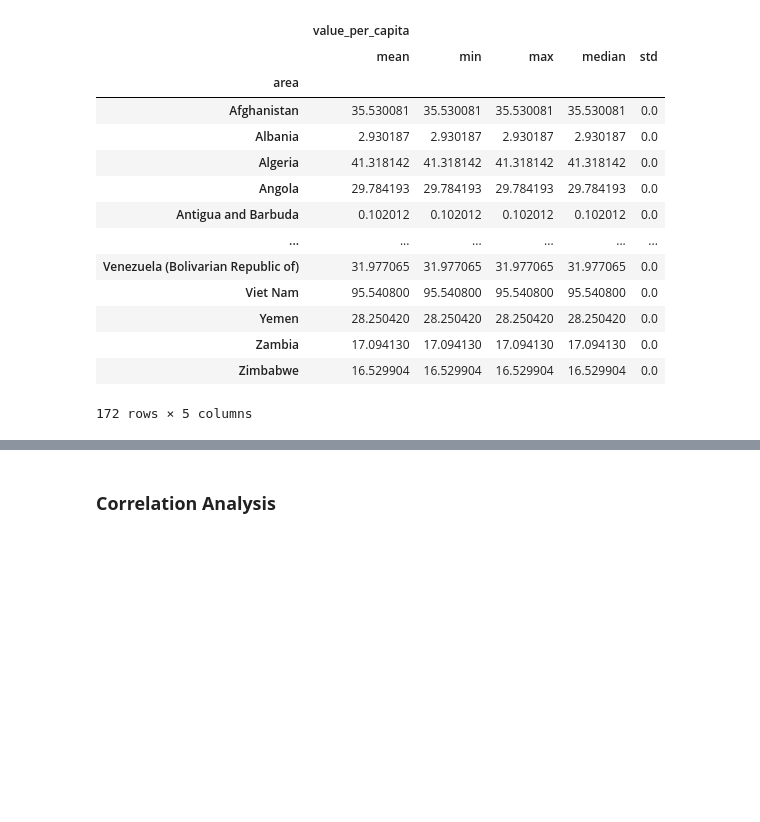
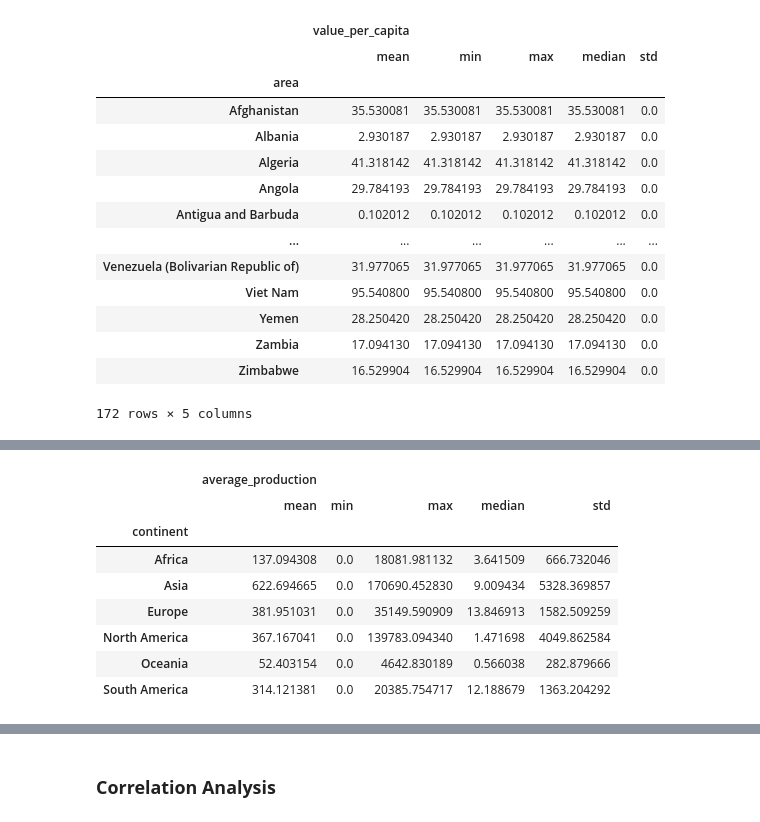
Before and after one commit to JoshuaEntrata/DataViz_Assessment1, a Jupyter notebook: Assessment1_Task2.ipynb, the cells around one changed output, grey strips where cells are left out. Drawn from its saved outputs; the diff is of its cells as text; code cells hidden in the pictures; blank space fills up the shorter version.

```diff
--- a/Assessment1_Task2.ipynb
+++ b/Assessment1_Task2.ipynb
@@ -169,0 +158,14 @@ plt.show()
+# %%
+merged_df.groupby('continent').agg({
+    'average_production': ['mean', 'min', 'max', 'median', 'std']
+})
+# %% [output]
+|  | average_production |  |  |  |  |
+|  | mean | min | max | median | std |
+| continent |  |  |  |  |  |
+| Africa | 137.094308 | 0.0 | 18081.981132 | 3.641509 | 666.732046 |
+| Asia | 622.694665 | 0.0 | 170690.452830 | 9.009434 | 5328.369857 |
+| Europe | 381.951031 | 0.0 | 35149.590909 | 13.846913 | 1582.509259 |
+| North America | 367.167041 | 0.0 | 139783.094340 | 1.471698 | 4049.862584 |
+| Oceania | 52.403154 | 0.0 | 4642.830189 | 0.566038 | 282.879666 |
+| South America | 314.121381 | 0.0 | 20385.754717 | 12.188679 | 1363.204292 |
```
Also changed, not shown: parts of 17 cells of this notebook, 1 other file.
